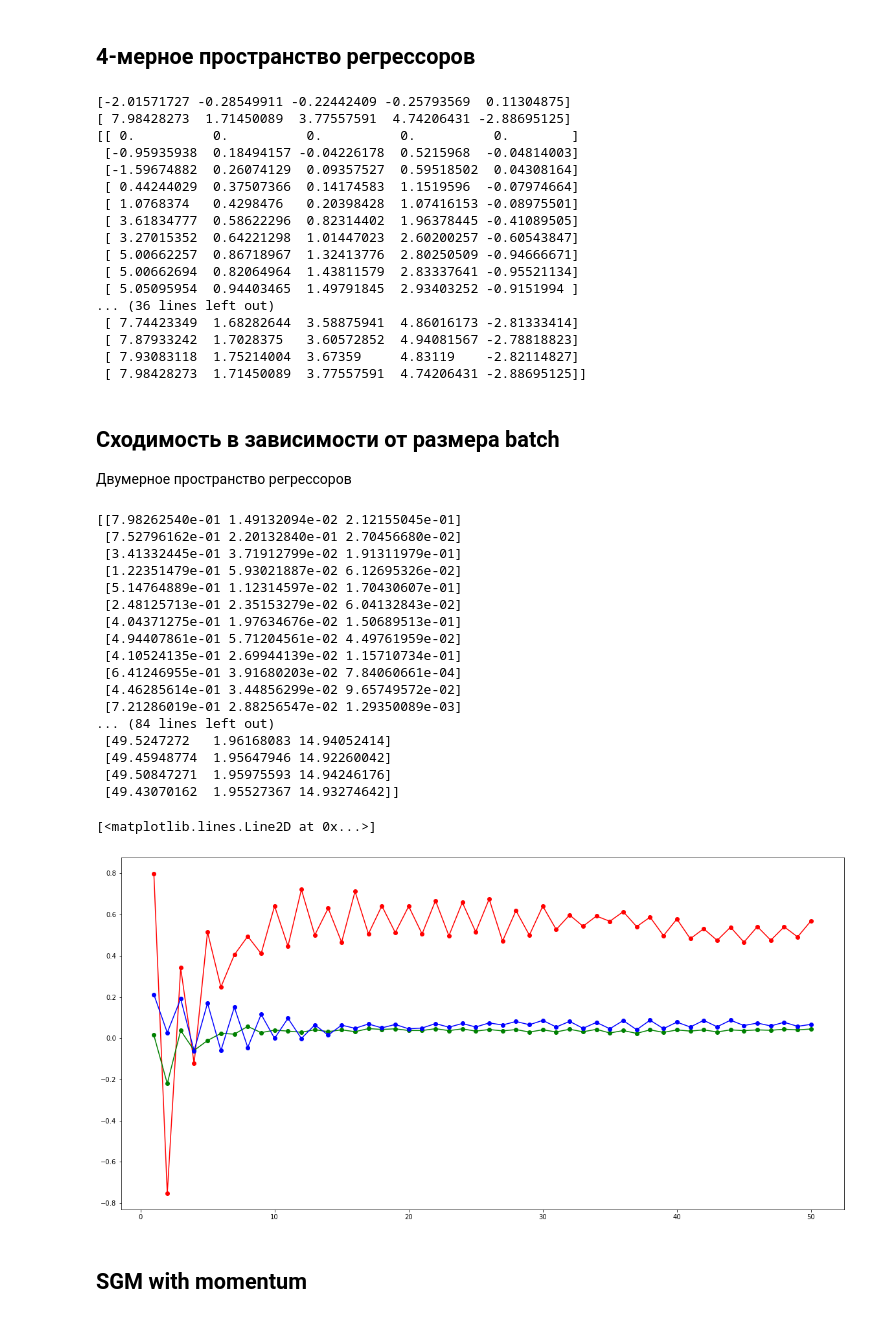
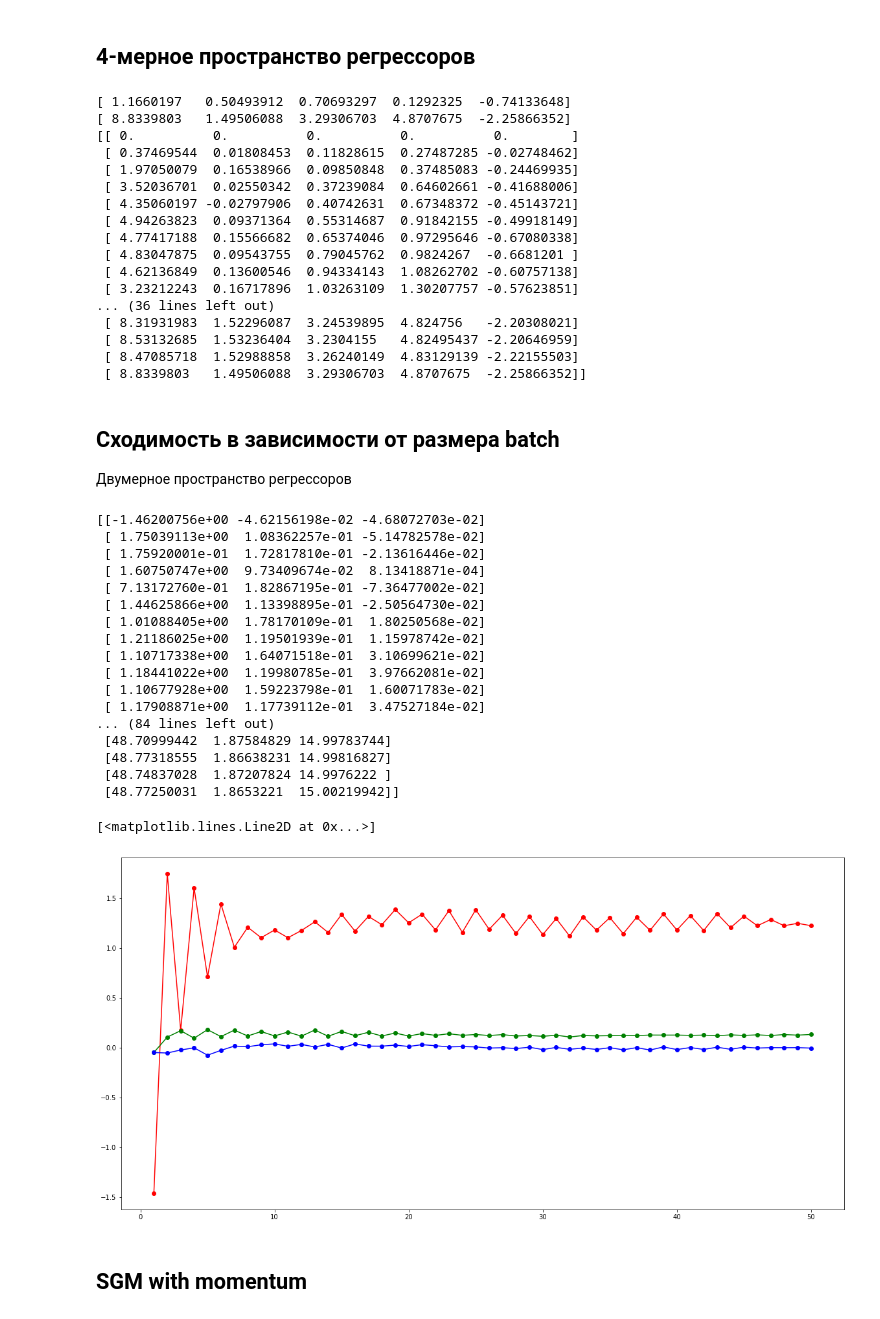
Before and after one commit to enotvtapke/met_opt_lab_2, a Jupyter notebook: SGD.ipynb, the cells around one changed output. Drawn from its saved outputs; the diff is of its cells as text; code cells hidden in the pictures.

```diff
--- a/SGD.ipynb
+++ b/SGD.ipynb
@@ -92,8 +92,8 @@ It is pretty slow.
 def generate_minimized_fun(t:List, ft:List) -> List[Callable[[List], float]]:
     sum_fun = np.empty(len(t), dtype=partial)
     for i in range(len(t)):
-        # Captures t[i] and ft[i] from current context
-        sum_fun[i] = partial(lambda t, ft, a: 1 / len(t) * np.square(a[0] + np.sum(a[1:] * t) - ft), t[i], ft[i])
+        # Captures t[i], ft[i] and len(t) from current context
+        sum_fun[i] = partial(lambda t, ft, l, a: 1 / (2 * l) * np.square(a[0] + np.sum(a[1:] * t) - ft), t[i], ft[i], len(t))
     np.random.shuffle(sum_fun)
     return sum_fun
 
@@ -214,80 +216,80 @@ sum_fun = generate_minimized_fun(t, ft)
 x = np.zeros(5)
 epoch = 50
 batch_size = 3
-lr = [0.1, 0.002, 0.004, 0.005, 0.003]
+lr = [7500, 120, 160, 200, 120]
 
 points = sgd(sum_fun, x, epoch, batch_size, lr)
 min_point = points[-1]
 
-print(min_point - b)
+print(b - min_point)
 print(min_point)
 print(points)
 # %% [output]
-[-2.01571727 -0.28549911 -0.22442409 -0.25793569  0.11304875]
-[ 7.98428273  1.71450089  3.77557591  4.74206431 -2.88695125]
+[ 1.1660197   0.50493912  0.70693297  0.1292325  -0.74133648]
+[ 8.8339803   1.49506088  3.29306703  4.8707675  -2.25866352]
 [[ 0.          0.          0.          0.          0.        ]
- [-0.95935938  0.18494157 -0.04226178  0.5215968  -0.04814003]
- [-1.59674882  0.26074129  0.09357527  0.59518502  0.04308164]
- [ 0.44244029  0.37507366  0.14174583  1.1519596  -0.07974664]
- [ 1.0768374   0.4298476   0.20398428  1.07416153 -0.08975501]
- [ 3.61834777  0.58622296  0.82314402  1.96378445 -0.41089505]
- [ 3.27015352  0.64221298  1.01447023  2.60200257 -0.60543847]
- [ 5.00662257  0.86718967  1.32413776  2.80250509 -0.94666671]
- [ 5.00662694  0.82064964  1.43811579  2.83337641 -0.95521134]
- [ 5.05095954  0.94403465  1.49791845  2.93403252 -0.9151994 ]
+ [ 0.37469544  0.01808453  0.11828615  0.27487285 -0.02748462]
+ [ 1.97050079  0.16538966  0.09850848  0.37485083 -0.24469935]
+ [ 3.52036701  0.02550342  0.37239084  0.64602661 -0.41688006]
+ [ 4.35060197 -0.02797906  0.40742631  0.67348372 -0.45143721]
+ [ 4.94263823  0.09371364  0.55314687  0.91842155 -0.49918149]
+ [ 4.77417188  0.15566682  0.65374046  0.97295646 -0.67080338]
+ [ 4.83047875  0.09543755  0.79045762  0.9824267  -0.6681201 ]
+ [ 4.62136849  0.13600546  0.94334143  1.08262702 -0.60757138]
+ [ 3.23212243  0.16717896  1.03263109  1.30207757 -0.57623851]
 ... (36 lines left out)
- [ 7.74423349  1.68282644  3.58875941  4.86016173 -2.81333414]
- [ 7.87933242  1.7028375   3.60572852  4.94081567 -2.78818823]
- [ 7.93083118  1.75214004  3.67359     4.83119    -2.82114827]
- [ 7.98428273  1.71450089  3.77557591  4.74206431 -2.88695125]]
+ [ 8.31931983  1.52296087  3.24539895  4.824756   -2.20308021]
+ [ 8.53132685  1.53236404  3.2304155   4.82495437 -2.20646959]
+ [ 8.47085718  1.52988858  3.26240149  4.83129139 -2.22155503]
+ [ 8.8339803   1.49506088  3.29306703  4.8707675  -2.25866352]]
 # %% [markdown]
 ## Сходимость в зависимости от размера batch
 Двумерное пространство регрессоров
 # %%
 tt = np.linspace(-10, 10, 10)
 b = [50, 2, 15]
 t, ft = generate_dataset(b, 10, tt)
 sum_fun = generate_minimized_fun(t, ft)
 
 # SGD params
 x = np.zeros(3)
 epoch = 50
-lr = [0.095, 0.002, 0.004]
+lr = [10, 0.2, 0.4]
 scheduler = lambda lr: np.array(lr) * np.exp(-0.01)
 
 # n <= np.power(len(tt), 2)
 n = 50
 min_points = []
 for batch_size in range(1, n + 1):
     min_points.append(sgd(sum_fun, x, epoch, batch_size, lr, scheduler=scheduler)[-1])
 
 min_points = np.array(min_points)
-print(np.abs((b - min_points)))
+print(b - min_points)
 print(min_points)
 
 plt.plot(np.linspace(1, n, n), (b - min_points)[:, 0], '-o', color='red')
 plt.plot(np.linspace(1, n, n), (b - min_points)[:, 1], '-o', color='green')
 plt.plot(np.linspace(1, n, n), (b - min_points)[:, 2], '-o', color='blue')
 # %% [output]
-[[7.98262540e-01 1.49132094e-02 2.12155045e-01]
- [7.52796162e-01 2.20132840e-01 2.70456680e-02]
- [3.41332445e-01 3.71912799e-02 1.91311979e-01]
- [1.22351479e-01 5.93021887e-02 6.12695326e-02]
- [5.14764889e-01 1.12314597e-02 1.70430607e-01]
- [2.48125713e-01 2.35153279e-02 6.04132843e-02]
- [4.04371275e-01 1.97634676e-02 1.50689513e-01]
- [4.94407861e-01 5.71204561e-02 4.49761959e-02]
- [4.10524135e-01 2.69944139e-02 1.15710734e-01]
- [6.41246955e-01 3.91680203e-02 7.84060661e-04]
- [4.46285614e-01 3.44856299e-02 9.65749572e-02]
- [7.21286019e-01 2.88256547e-02 1.29350089e-03]
+[[-1.46200756e+00 -4.62156198e-02 -4.68072703e-02]
+ [ 1.75039113e+00  1.08362257e-01 -5.14782578e-02]
+ [ 1.75920001e-01  1.72817810e-01 -2.13616446e-02]
+ [ 1.60750747e+00  9.73409674e-02  8.13418871e-04]
+ [ 7.13172760e-01  1.82867195e-01 -7.36477002e-02]
+ [ 1.44625866e+00  1.13398895e-01 -2.50564730e-02]
+ [ 1.01088405e+00  1.78170109e-01  1.80250568e-02]
+ [ 1.21186025e+00  1.19501939e-01  1.15978742e-02]
+ [ 1.10717338e+00  1.64071518e-01  3.10699621e-02]
+ [ 1.18441022e+00  1.19980785e-01  3.97662081e-02]
+ [ 1.10677928e+00  1.59223798e-01  1.60071783e-02]
+ [ 1.17908871e+00  1.17739112e-01  3.47527184e-02]
 ... (84 lines left out)
- [49.5247272   1.96168083 14.94052414]
- [49.45948774  1.95647946 14.92260042]
- [49.50847271  1.95975593 14.94246176]
- [49.43070162  1.95527367 14.93274642]]
+ [48.70999442  1.87584829 14.99783744]
+ [48.77318555  1.86638231 14.99816827]
+ [48.74837028  1.87207824 14.9976222 ]
+ [48.77250031  1.8653221  15.00219942]]
 [<matplotlib.lines.Line2D at 0x...>]
-[figure, old version]
+[figure, new version]
 # %% [markdown]
 ## SGM with momentum
 # %%
```
Also changed, not shown: parts of 10 cells of this notebook.
